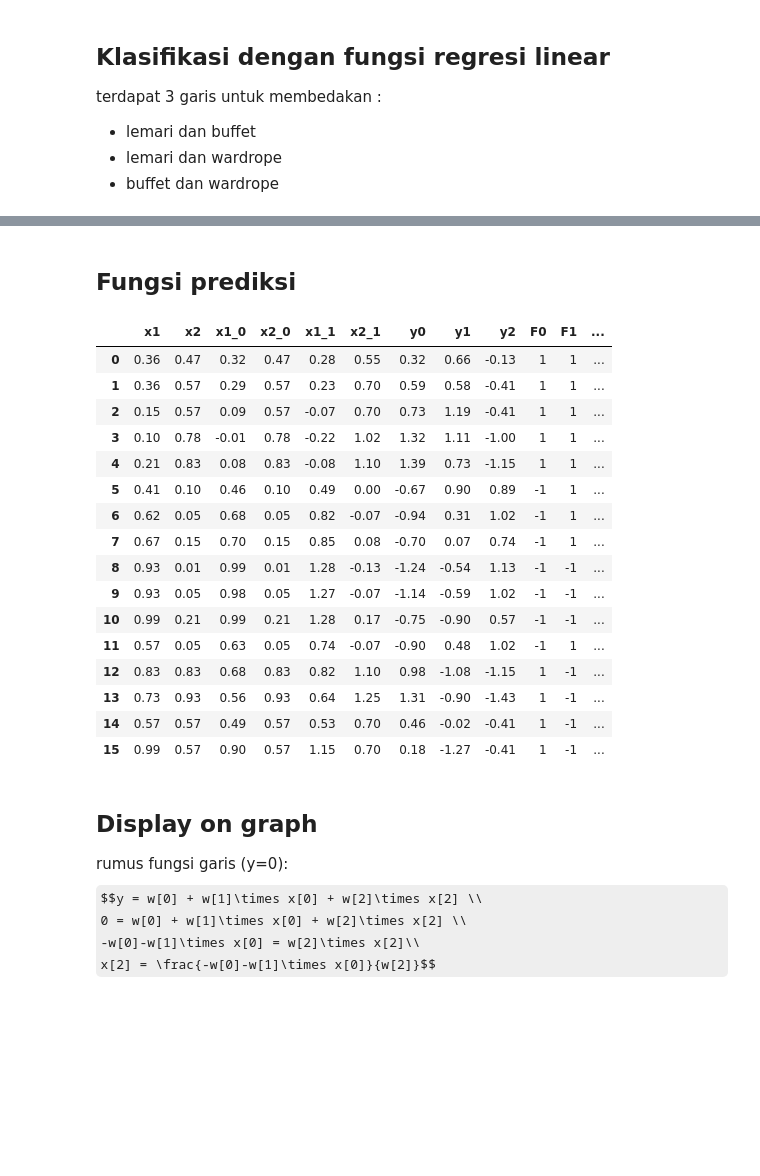
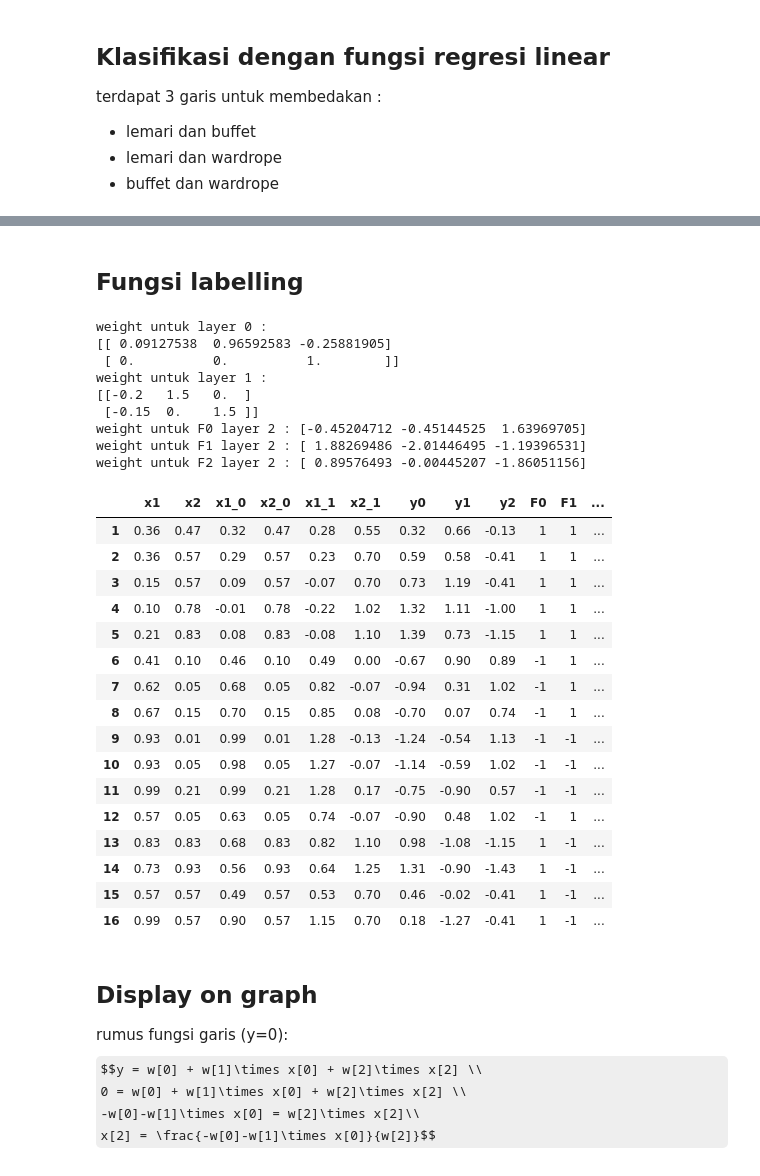
Before and after one commit to rizqisubeno/Tugas, a Jupyter notebook: Deep Learning System/Tugas2_DL_Manual.ipynb, the cells around one changed output, grey strips where cells are left out. Drawn from its saved outputs; the diff is of its cells as text; code cells hidden in the pictures; some formulas as TeX source; blank space fills up the shorter version.

```diff
--- a/Deep Learning System/Tugas2_DL_Manual.ipynb
+++ b/Deep Learning System/Tugas2_DL_Manual.ipynb
@@ -167,7 +168,7 @@ $$sgn(x)=\begin{cases}
 -1, \text{if } x<0 \end{cases}$$
 # %%
 def aktivasi_hardlim(x):
-    out = np.array([1 if x_>0 else (0 if x_==0 else -1) for x_ in x])
+    out = np.array([1 if x_>=0 else -1 for x_ in x])
     return out
 # %%
 #manually
@@ -188,11 +187,13 @@ def aktivasi_hardlim2(x):
 def nn(data):
     #initialize weight0 for rotation
     weight_layer0 = rotasi(15, 0, 0.4, 0.3)
+    print("weight untuk layer 0 : \n{}".format(weight_layer0))
 
     #append bias to input data on layer 0
     size_point, _ = data.shape
     bias = np.array([np.ones(size_point)])
     input_data_layer_0 = np.hstack((bias.T, data))
+
 
     #matrix calculation
     out_layer_0 = np.matmul(weight_layer0, input_data_layer_0.T).T
@@ -200,6 +201,7 @@ def nn(data):
 
     #initialize weight1 for scale
     weight_layer1 = skala(1.5, 1.5, 0.4, 0.3)
+    print("weight untuk layer 1 : \n{}".format(weight_layer1))
 
     #append bias to input data on layer 1
     size_point, _ = out_layer_0.shape
@@ -212,6 +214,9 @@ def nn(data):
 
     #initialize weight2 for classification with linear regression
     weight0_layer_2, weight1_layer_2, weight2_layer_2 = klasifikasi_tiga_kelas(out_layer_1)
+    print("weight untuk y0 layer 2 : {}".format(weight0_layer_2))
+    print("weight untuk y1 layer 2 : {}".format(weight1_layer_2))
+    print("weight untuk y2 layer 2 : {}".format(weight2_layer_2))
 
     #append bias to input data on layer 2
     size_point, _ = out_layer_1.shape
@@ -219,9 +224,9 @@ def nn(data):
     input_data_layer_2 = np.hstack((bias.T, out_layer_1))
 
     #calculate output on layer 2
-    y0 = garis_linear(weight0_layer_2, input_data_layer_2)
-    y1 = garis_linear(weight1_layer_2, input_data_layer_2)
-    y2 = garis_linear(weight2_layer_2, input_data_layer_2)
+    y0 = np.matmul(weight0_layer_2, input_data_layer_2.T)
+    y1 = np.matmul(weight1_layer_2, input_data_layer_2.T)
+    y2 = np.matmul(weight2_layer_2, input_data_layer_2.T)
 
     #rounding up to 2 decimal
     y0 = np.round(y0, 2)
@@ -235,9 +240,9 @@ def nn(data):
 
     return out_layer_0, out_layer_1, weight0_layer_2, weight1_layer_2, weight2_layer_2, y0, y1, y2, output_F0, output_F1, output_F2
 # %% [markdown]
-## Fungsi prediksi
+## Fungsi labelling
 # %%
-def predict(F0, F1, F2):
+def labelling(F0, F1, F2):
     #klasifikasi pertama : lemari dan buffet
     #klasifikasi kedua   : lemari dan wardrope
     #klasifikasi ketiga  : buffet dan wardrope
@@ -269,29 +274,40 @@ def predict(F0, F1, F2):
     return out
 # %%
 layer_0, layer_1, w0, w1, w2, y0, y1, y2, F0, F1, F2 = nn(data)
-out = predict(F0, F1, F2)
+out = labelling(F0, F1, F2)
 df = pd.DataFrame({"x1":data[:,0], "x2":data[:,1], "x1_0":layer_0[:,0], "x2_0":layer_0[:,1],
                   "x1_1":layer_1[:,0], "x2_1":layer_1[:,1], "y0":y0, "y1":y1,
                   "y2":y2, "F0":F0, "F1":F1, "F2":F2, "out": out})
+
+df.index += 1
 display(df)
 # %% [output]
+weight untuk layer 0 :
+[[ 0.09127538  0.96592583 -0.25881905]
+ [ 0.          0.          1.        ]]
+weight untuk layer 1 :
+[[-0.2   1.5   0.  ]
+ [-0.15  0.    1.5 ]]
+weight untuk F0 layer 2 : [-0.45204712 -0.45144525  1.63969705]
+weight untuk F1 layer 2 : [ 1.88269486 -2.01446495 -1.19396531]
+weight untuk F2 layer 2 : [ 0.89576493 -0.00445207 -1.86051156]
 |  | x1 | x2 | x1_0 | x2_0 | x1_1 | x2_1 | y0 | y1 | y2 | F0 | F1 | ... |
-| 0 | 0.36 | 0.47 | 0.32 | 0.47 | 0.28 | 0.55 | 0.32 | 0.66 | -0.13 | 1 | 1 | ... |
-| 1 | 0.36 | 0.57 | 0.29 | 0.57 | 0.23 | 0.70 | 0.59 | 0.58 | -0.41 | 1 | 1 | ... |
-| 2 | 0.15 | 0.57 | 0.09 | 0.57 | -0.07 | 0.70 | 0.73 | 1.19 | -0.41 | 1 | 1 | ... |
-| 3 | 0.10 | 0.78 | -0.01 | 0.78 | -0.22 | 1.02 | 1.32 | 1.11 | -1.00 | 1 | 1 | ... |
-| 4 | 0.21 | 0.83 | 0.08 | 0.83 | -0.08 | 1.10 | 1.39 | 0.73 | -1.15 | 1 | 1 | ... |
-| 5 | 0.41 | 0.10 | 0.46 | 0.10 | 0.49 | 0.00 | -0.67 | 0.90 | 0.89 | -1 | 1 | ... |
-| 6 | 0.62 | 0.05 | 0.68 | 0.05 | 0.82 | -0.07 | -0.94 | 0.31 | 1.02 | -1 | 1 | ... |
-| 7 | 0.67 | 0.15 | 0.70 | 0.15 | 0.85 | 0.08 | -0.70 | 0.07 | 0.74 | -1 | 1 | ... |
-| 8 | 0.93 | 0.01 | 0.99 | 0.01 | 1.28 | -0.13 | -1.24 | -0.54 | 1.13 | -1 | -1 | ... |
-| 9 | 0.93 | 0.05 | 0.98 | 0.05 | 1.27 | -0.07 | -1.14 | -0.59 | 1.02 | -1 | -1 | ... |
-| 10 | 0.99 | 0.21 | 0.99 | 0.21 | 1.28 | 0.17 | -0.75 | -0.90 | 0.57 | -1 | -1 | ... |
-| 11 | 0.57 | 0.05 | 0.63 | 0.05 | 0.74 | -0.07 | -0.90 | 0.48 | 1.02 | -1 | 1 | ... |
-| 12 | 0.83 | 0.83 | 0.68 | 0.83 | 0.82 | 1.10 | 0.98 | -1.08 | -1.15 | 1 | -1 | ... |
-| 13 | 0.73 | 0.93 | 0.56 | 0.93 | 0.64 | 1.25 | 1.31 | -0.90 | -1.43 | 1 | -1 | ... |
-| 14 | 0.57 | 0.57 | 0.49 | 0.57 | 0.53 | 0.70 | 0.46 | -0.02 | -0.41 | 1 | -1 | ... |
-| 15 | 0.99 | 0.57 | 0.90 | 0.57 | 1.15 | 0.70 | 0.18 | -1.27 | -0.41 | 1 | -1 | ... |
+| 1 | 0.36 | 0.47 | 0.32 | 0.47 | 0.28 | 0.55 | 0.32 | 0.66 | -0.13 | 1 | 1 | ... |
+| 2 | 0.36 | 0.57 | 0.29 | 0.57 | 0.23 | 0.70 | 0.59 | 0.58 | -0.41 | 1 | 1 | ... |
+| 3 | 0.15 | 0.57 | 0.09 | 0.57 | -0.07 | 0.70 | 0.73 | 1.19 | -0.41 | 1 | 1 | ... |
+| 4 | 0.10 | 0.78 | -0.01 | 0.78 | -0.22 | 1.02 | 1.32 | 1.11 | -1.00 | 1 | 1 | ... |
+| 5 | 0.21 | 0.83 | 0.08 | 0.83 | -0.08 | 1.10 | 1.39 | 0.73 | -1.15 | 1 | 1 | ... |
+| 6 | 0.41 | 0.10 | 0.46 | 0.10 | 0.49 | 0.00 | -0.67 | 0.90 | 0.89 | -1 | 1 | ... |
+| 7 | 0.62 | 0.05 | 0.68 | 0.05 | 0.82 | -0.07 | -0.94 | 0.31 | 1.02 | -1 | 1 | ... |
+| 8 | 0.67 | 0.15 | 0.70 | 0.15 | 0.85 | 0.08 | -0.70 | 0.07 | 0.74 | -1 | 1 | ... |
+| 9 | 0.93 | 0.01 | 0.99 | 0.01 | 1.28 | -0.13 | -1.24 | -0.54 | 1.13 | -1 | -1 | ... |
+| 10 | 0.93 | 0.05 | 0.98 | 0.05 | 1.27 | -0.07 | -1.14 | -0.59 | 1.02 | -1 | -1 | ... |
+| 11 | 0.99 | 0.21 | 0.99 | 0.21 | 1.28 | 0.17 | -0.75 | -0.90 | 0.57 | -1 | -1 | ... |
+| 12 | 0.57 | 0.05 | 0.63 | 0.05 | 0.74 | -0.07 | -0.90 | 0.48 | 1.02 | -1 | 1 | ... |
+| 13 | 0.83 | 0.83 | 0.68 | 0.83 | 0.82 | 1.10 | 0.98 | -1.08 | -1.15 | 1 | -1 | ... |
+| 14 | 0.73 | 0.93 | 0.56 | 0.93 | 0.64 | 1.25 | 1.31 | -0.90 | -1.43 | 1 | -1 | ... |
+| 15 | 0.57 | 0.57 | 0.49 | 0.57 | 0.53 | 0.70 | 0.46 | -0.02 | -0.41 | 1 | -1 | ... |
+| 16 | 0.99 | 0.57 | 0.90 | 0.57 | 1.15 | 0.70 | 0.18 | -1.27 | -0.41 | 1 | -1 | ... |
 # %% [markdown]
 ## Display on graph
 rumus fungsi garis (y=0):
```
Also changed, not shown: parts of 8 cells of this notebook.
